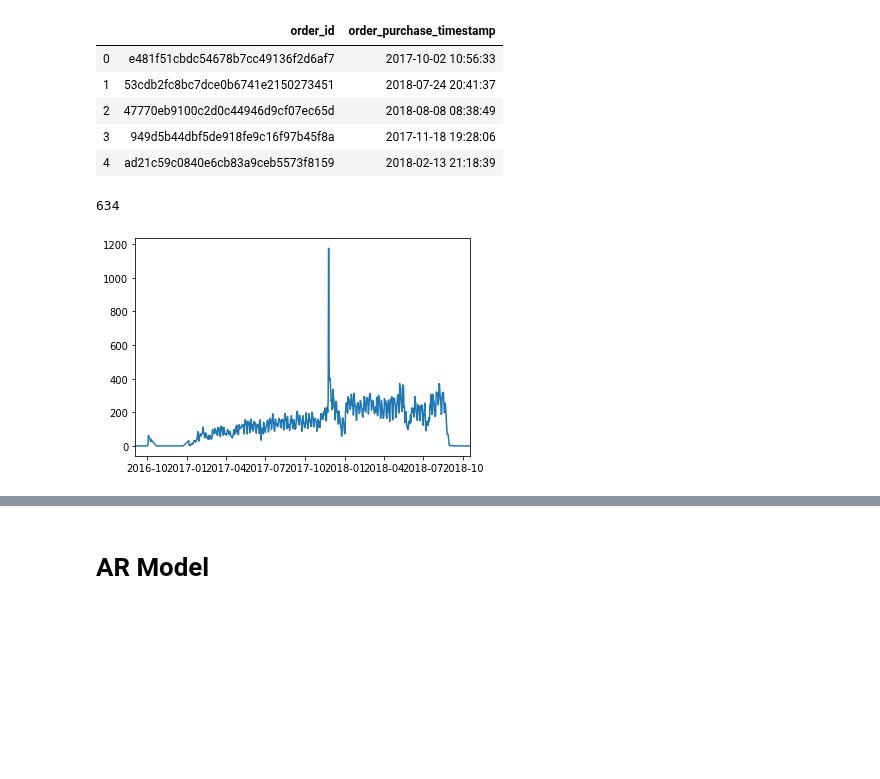
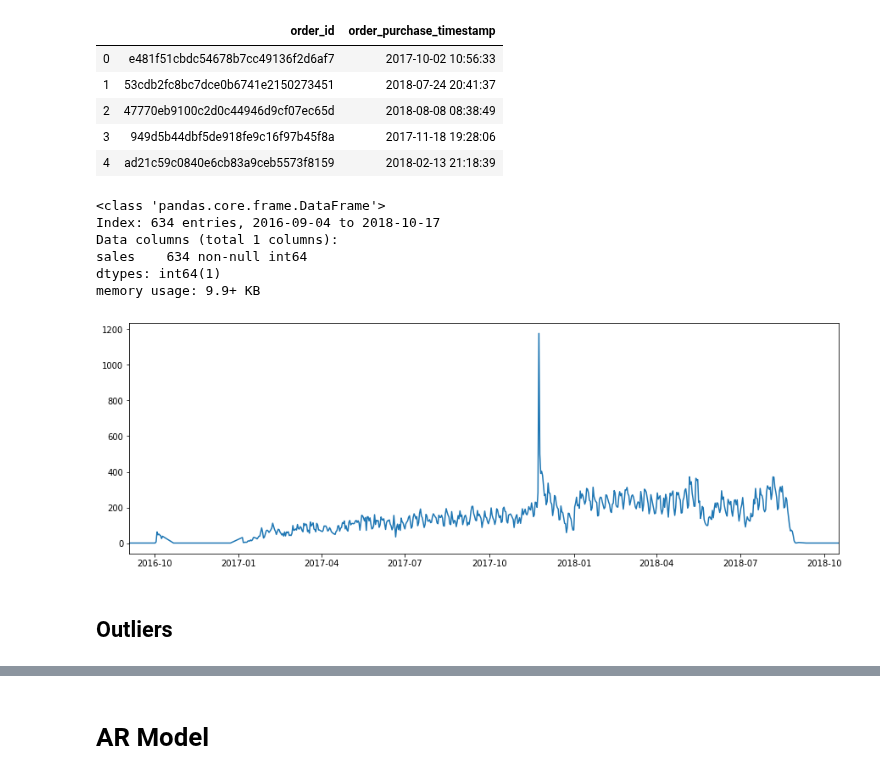
Before and after one commit to alireza-alizadegan/e-commerce-Sales, a Jupyter notebook: Sales Forecast.ipynb, the cells around one changed output, grey strips where cells are left out. Drawn from its saved outputs; the diff is of its cells as text; code cells hidden in the pictures; blank space fills up the shorter version.

```diff
--- a/Sales Forecast.ipynb
+++ b/Sales Forecast.ipynb
@@ -60,13 +70,23 @@ orders_df.head()
 | 2 | 47770eb9100c2d0c44946d9cf07ec65d | 2018-08-08 08:38:49 |
 | 3 | 949d5b44dbf5de918fe9c16f97b45f8a | 2017-11-18 19:28:06 |
 | 4 | ad21c59c0840e6cb83a9ceb5573f8159 | 2018-02-13 21:18:39 |
+# %%
+orders_df['purchase_date'] = orders_df['order_purchase_timestamp'].dt.date
+raw_daily_sales_df = pd.DataFrame(orders_df.groupby('purchase_date')['order_id'].count())
+raw_daily_sales_df.columns = ['sales']
+raw_daily_sales_df.info()
+# %% [output]
+<class 'pandas.core.frame.DataFrame'>
+Index: 634 entries, 2016-09-04 to 2018-10-17
+Data columns (total 1 columns):
+sales    634 non-null int64
+dtypes: int64(1)
+memory usage: 9.9+ KB
 # %%
-#plt.figure(figsize=(15,6))
-orders_df['purchase_date'] = orders_df['order_purchase_timestamp'].dt.date
-daily_sales_df = orders_df.groupby('purchase_date')['order_id'].count()
-plt.plot(daily_sales_df)
+plt.figure(figsize=(15,5))
+plt.plot(raw_daily_sales_df)
 plt.autoscale(enable=True, axis='x', tight=True)
-daily_sales_df.shape[0]
 # %% [output]
-634
-[figure, old version]
+[figure, new version]
+# %% [markdown]
+## Outliers
```
Also changed, not shown: parts of 34 cells of this notebook.
